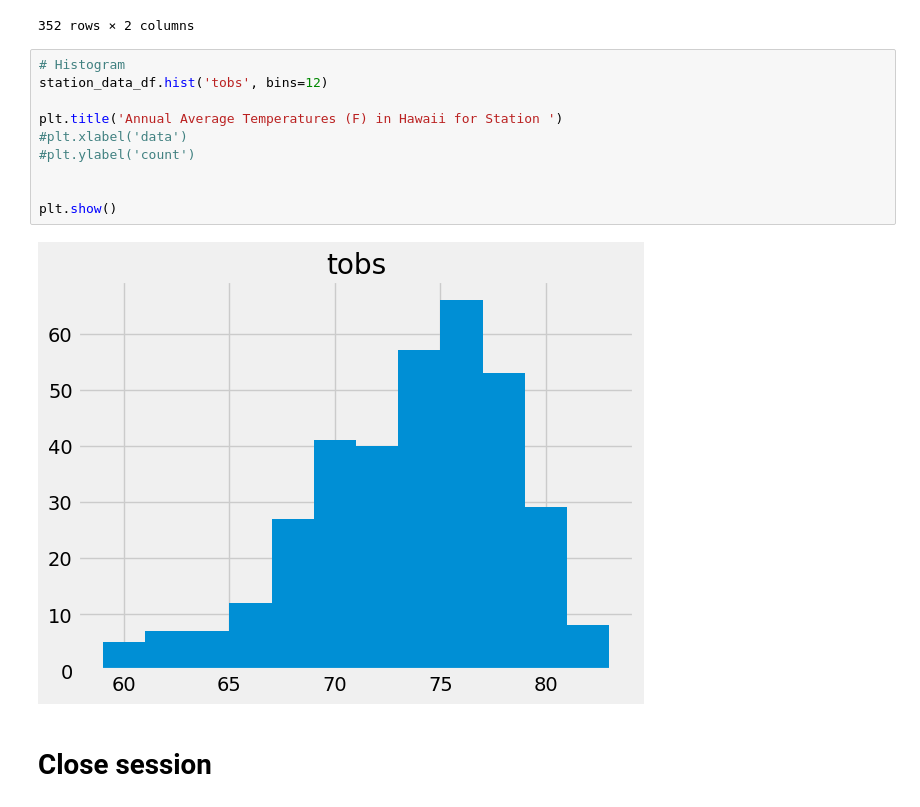
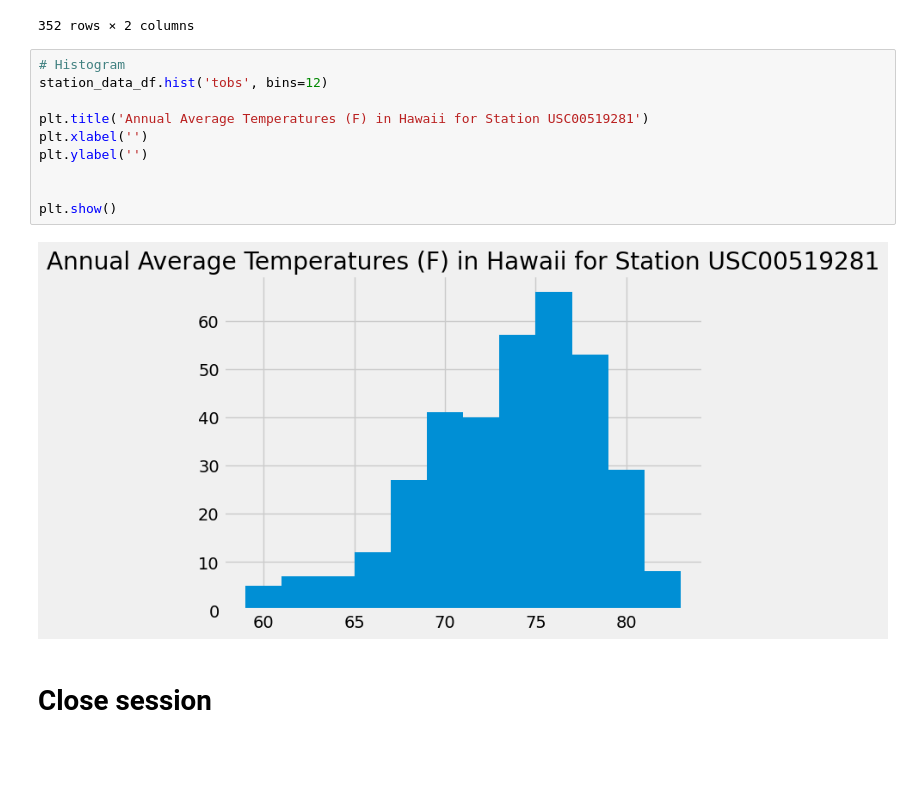
Before and after one commit to GabrielaCLopez/sqlalchemy-challenge, a Jupyter notebook: SurfsUp/climate_starter.ipynb, the cells around one changed output. Cells and saved outputs as stored; diff of their text form; blank space fills up the shorter version.

```diff
--- a/SurfsUp/climate_starter.ipynb
+++ b/SurfsUp/climate_starter.ipynb
@@ -175,15 +175,15 @@ station_data_df.dropna()
 # %%
 # Histogram
 station_data_df.hist('tobs', bins=12)
 
-plt.title('Annual Average Temperatures (F) in Hawaii for Station ')
-#plt.xlabel('data')
-#plt.ylabel('count')
+plt.title('Annual Average Temperatures (F) in Hawaii for Station USC00519281')
+plt.xlabel('')
+plt.ylabel('')
 
 
 plt.show()
 # %% [output]
-[figure, old version]
+[figure, new version]
 # %% [markdown]
 # Close session
 # %%
```
Also changed, not shown: 2 other files.
